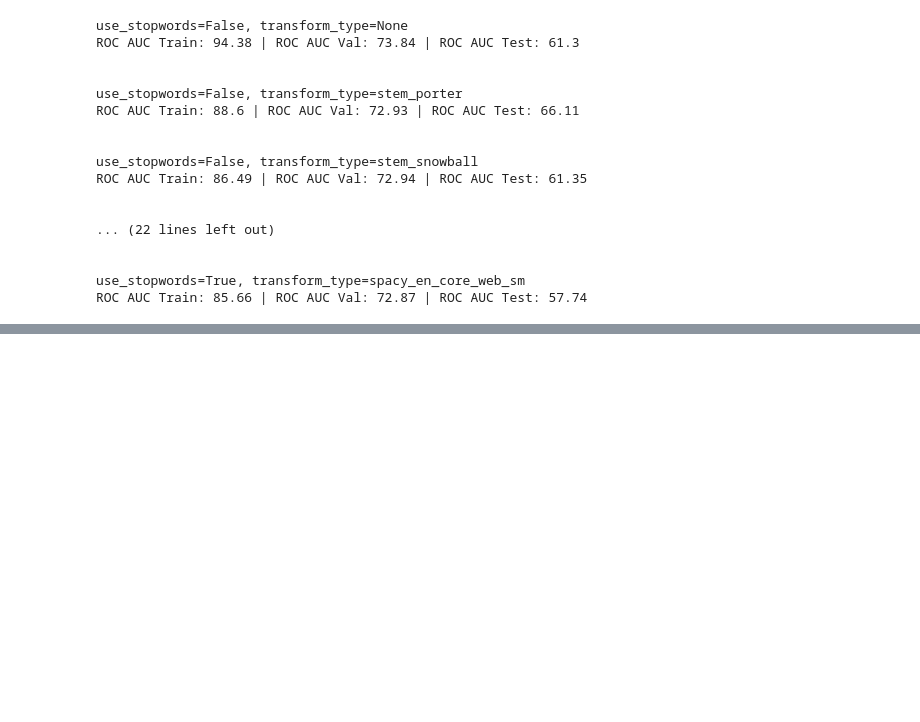
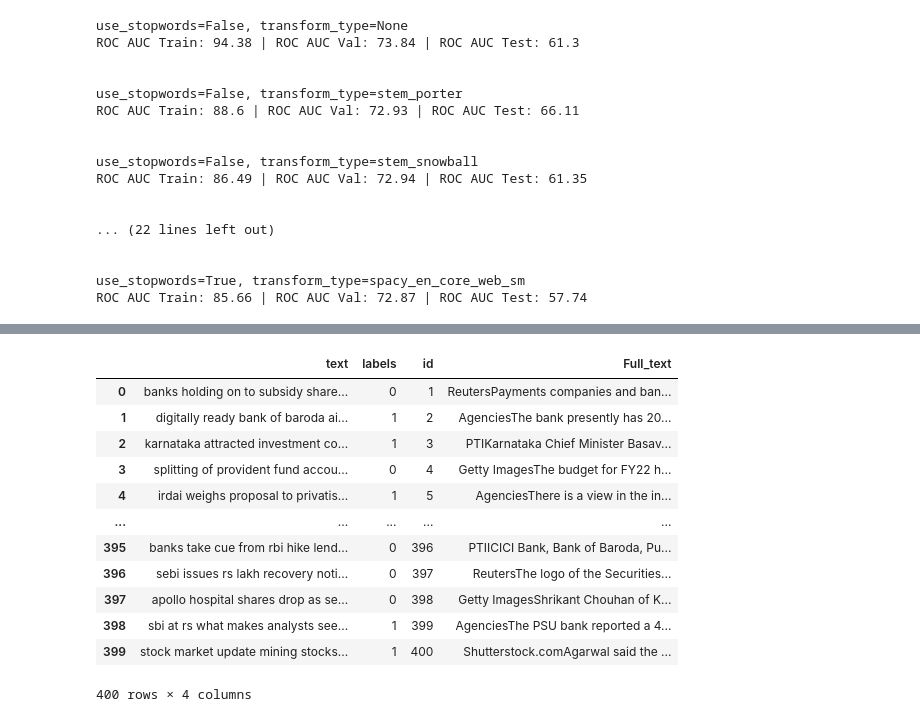
Before and after one commit to someoneorlov/styx, a Jupyter notebook: notebooks/7.0-sentiment-classification.ipynb, the cells around one changed output, grey strips where cells are left out. Cells and saved outputs as stored; diff of their text form; code cells hidden in the pictures; blank space fills up the shorter version.

```diff
--- a/notebooks/7.0-sentiment-classification.ipynb
+++ b/notebooks/7.0-sentiment-classification.ipynb
@@ -681,0 +768,2 @@ for use_stopwords, transform_type in product(stop_word_vars, word_transform_vars
+# %%
+test_sample = df_test.copy()
@@ -681,0 +786,19 @@ for use_stopwords, transform_type in product(stop_word_vars, word_transform_vars
+# %%
+test_sample['id'] = range(1, len(test_sample) + 1)
+test_sample['Full_text'] = pd.read_csv(read_string_file_s3(bucket_name, file_path))['Full_text']
+# %%
+test_sample
+# %% [output]
+|  | text | labels | id | Full_text |
+| 0 | banks holding on to subsidy share... | 0 | 1 | ReutersPayments companies and ban... |
+| 1 | digitally ready bank of baroda ai... | 1 | 2 | AgenciesThe bank presently has 20... |
+| 2 | karnataka attracted investment co... | 1 | 3 | PTIKarnataka Chief Minister Basav... |
+| 3 | splitting of provident fund accou... | 0 | 4 | Getty ImagesThe budget for FY22 h... |
+| 4 | irdai weighs proposal to privatis... | 1 | 5 | AgenciesThere is a view in the in... |
+| ... | ... | ... | ... | ... |
+| 395 | banks take cue from rbi hike lend... | 0 | 396 | PTIICICI Bank, Bank of Baroda, Pu... |
+| 396 | sebi issues rs lakh recovery noti... | 0 | 397 | ReutersThe logo of the Securities... |
+| 397 | apollo hospital shares drop as se... | 0 | 398 | Getty ImagesShrikant Chouhan of K... |
+| 398 | sbi at rs what makes analysts see... | 1 | 399 | AgenciesThe PSU bank reported a 4... |
+| 399 | stock market update mining stocks... | 1 | 400 | Shutterstock.comAgarwal said the ... |
+400 rows × 4 columns
```
Also changed, not shown: parts of 21 cells of this notebook, 9 other files.
